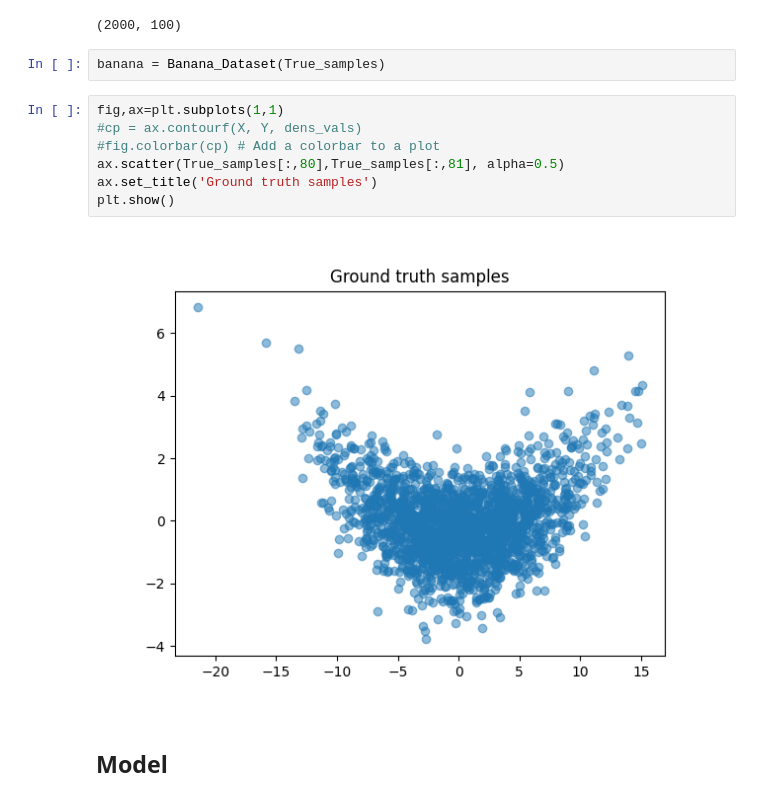
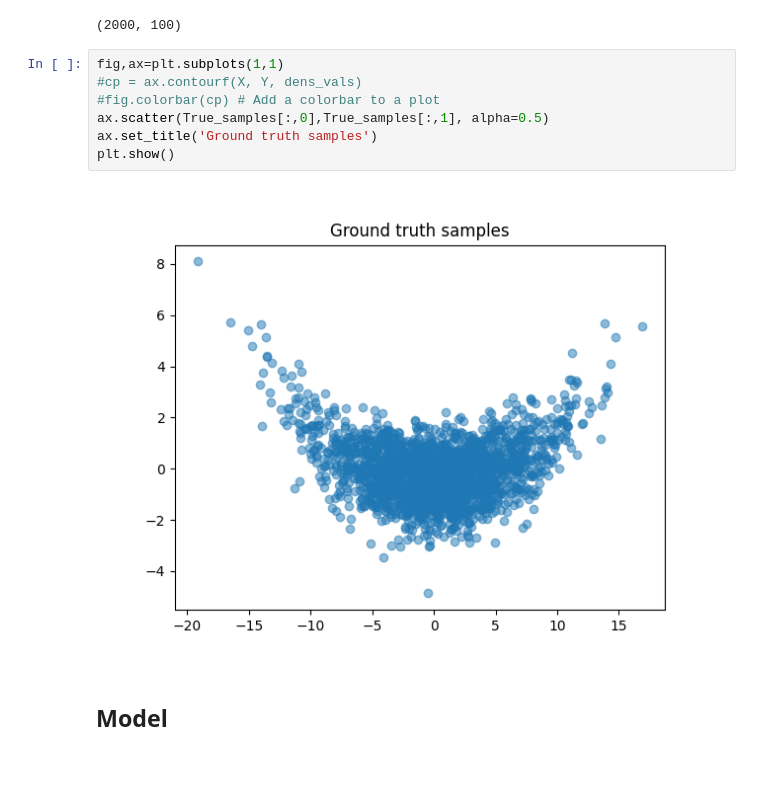
Before and after one commit to vanekek/adaptive-mcmc, a Jupyter notebook: adaptive_mcmc/banana_experiment.ipynb, the cells around one changed output. Drawn from its saved outputs; the diff is of its cells as text; blank space fills up the shorter version.

Commit message:
Progress in banana experiment

```diff
--- a/adaptive_mcmc/banana_experiment.ipynb
+++ b/adaptive_mcmc/banana_experiment.ipynb
@@ -100,17 +100,15 @@ for i in range(dim):
 True_samples.shape
 # %% [output]
 (2000, 100)
-# %%
-banana = Banana_Dataset(True_samples)
 # %%
 fig,ax=plt.subplots(1,1)
 #cp = ax.contourf(X, Y, dens_vals)
 #fig.colorbar(cp) # Add a colorbar to a plot
-ax.scatter(True_samples[:,80],True_samples[:,81], alpha=0.5)
+ax.scatter(True_samples[:,0],True_samples[:,1], alpha=0.5)
 ax.set_title('Ground truth samples')
 plt.show()
 # %% [output]
-[figure, old version]
+[figure, new version]
 # %% [markdown]
 ## Model
 # %%
```
Also changed, not shown: parts of 16 cells of this notebook, 1 other file.
